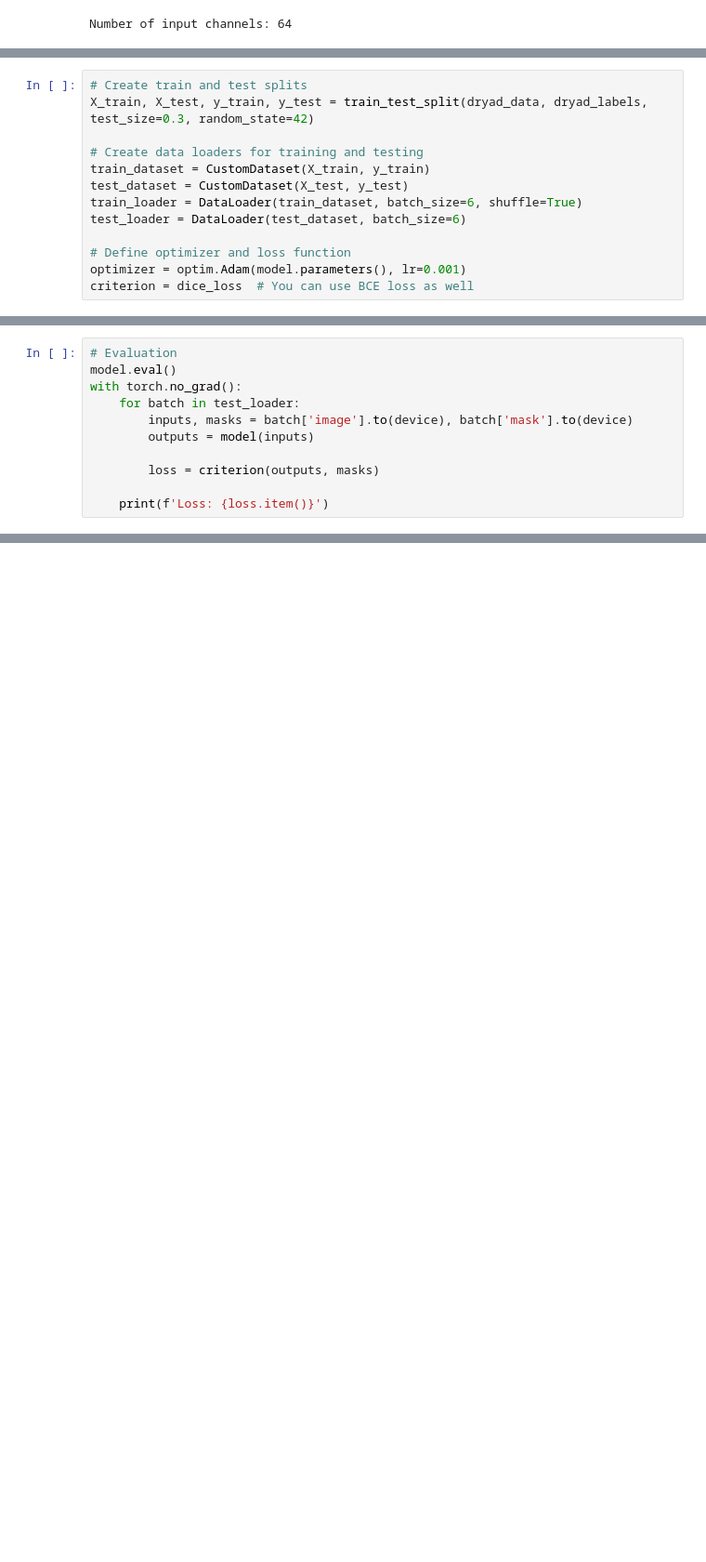
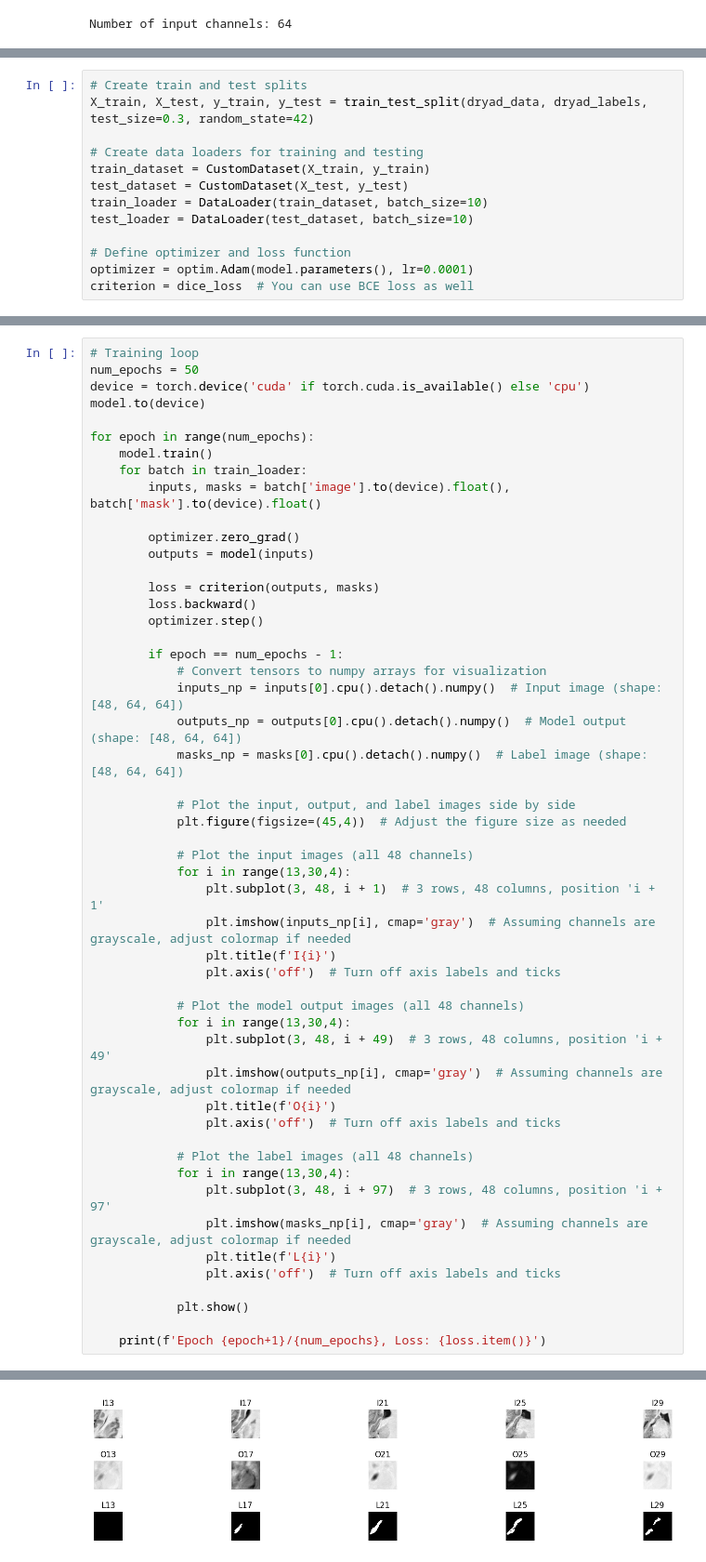
Before and after one commit to Anika-Roy/Hippocampus-Segmentation, a Jupyter notebook: task.ipynb, the cells around one changed output, grey strips where cells are left out. Shown at 93% size. Drawn from its saved outputs; the diff is of its cells as text; blank space fills up the shorter version.

```diff
--- a/task.ipynb
+++ b/task.ipynb
@@ -277,10 +262,10 @@ X_train, X_test, y_train, y_test = train_test_split(dryad_data, dryad_labels, te
 # Create data loaders for training and testing
 train_dataset = CustomDataset(X_train, y_train)
 test_dataset = CustomDataset(X_test, y_test)
-train_loader = DataLoader(train_dataset, batch_size=6, shuffle=True)
-test_loader = DataLoader(test_dataset, batch_size=6)
+train_loader = DataLoader(train_dataset, batch_size=10)
+test_loader = DataLoader(test_dataset, batch_size=10)
 
 # Define optimizer and loss function
-optimizer = optim.Adam(model.parameters(), lr=0.001)
+optimizer = optim.Adam(model.parameters(), lr=0.0001)
 criterion = dice_loss  # You can use BCE loss as well
 # %%
@@ -307,11 +292,52 @@ RuntimeError: Given transposed=1, weight of size [48, 48, 2, 2], expected input[
-# %%
-# Evaluation
-model.eval()
-with torch.no_grad():
-    for batch in test_loader:
-        inputs, masks = batch['image'].to(device), batch['mask'].to(device)
-        outputs = model(inputs)
-
-        loss = criterion(outputs, masks)
-
-    print(f'Loss: {loss.item()}')
+# %%
+# Training loop
+num_epochs = 50
+device = torch.device('cuda' if torch.cuda.is_available() else 'cpu')
+model.to(device)
+
+for epoch in range(num_epochs):
+    model.train()
+    for batch in train_loader:
+        inputs, masks = batch['image'].to(device).float(), batch['mask'].to(device).float()
+
+        optimizer.zero_grad()
+        outputs = model(inputs)
+
+        loss = criterion(outputs, masks)
+        loss.backward()
+        optimizer.step()
+
+        if epoch == num_epochs - 1:
+            # Convert tensors to numpy arrays for visualization
+            inputs_np = inputs[0].cpu().detach().numpy()  # Input image (shape: [48, 64, 64])
+            outputs_np = outputs[0].cpu().detach().numpy()  # Model output (shape: [48, 64, 64])
+            masks_np = masks[0].cpu().detach().numpy()  # Label image (shape: [48, 64, 64])
+
+            # Plot the input, output, and label images side by side
+            plt.figure(figsize=(45,4))  # Adjust the figure size as needed
+
+            # Plot the input images (all 48 channels)
+            for i in range(13,30,4):
+                plt.subplot(3, 48, i + 1)  # 3 rows, 48 columns, position 'i + 1'
+                plt.imshow(inputs_np[i], cmap='gray')  # Assuming channels are grayscale, adjust colormap if needed
+                plt.title(f'I{i}')
+                plt.axis('off')  # Turn off axis labels and ticks
+
+            # Plot the model output images (all 48 channels)
+            for i in range(13,30,4):
+                plt.subplot(3, 48, i + 49)  # 3 rows, 48 columns, position 'i + 49'
+                plt.imshow(outputs_np[i], cmap='gray')  # Assuming channels are grayscale, adjust colormap if needed
+                plt.title(f'O{i}')
+                plt.axis('off')  # Turn off axis labels and ticks
+
+            # Plot the label images (all 48 channels)
+            for i in range(13,30,4):
+                plt.subplot(3, 48, i + 97)  # 3 rows, 48 columns, position 'i + 97'
+                plt.imshow(masks_np[i], cmap='gray')  # Assuming channels are grayscale, adjust colormap if needed
+                plt.title(f'L{i}')
+                plt.axis('off')  # Turn off axis labels and ticks
+
+            plt.show()
+
+    print(f'Epoch {epoch+1}/{num_epochs}, Loss: {loss.item()}')
+# %% [output]
@@ -317,0 +361 @@ with torch.no_grad():
+[figure, added]
```
Also changed, not shown: parts of 6 cells of this notebook.
